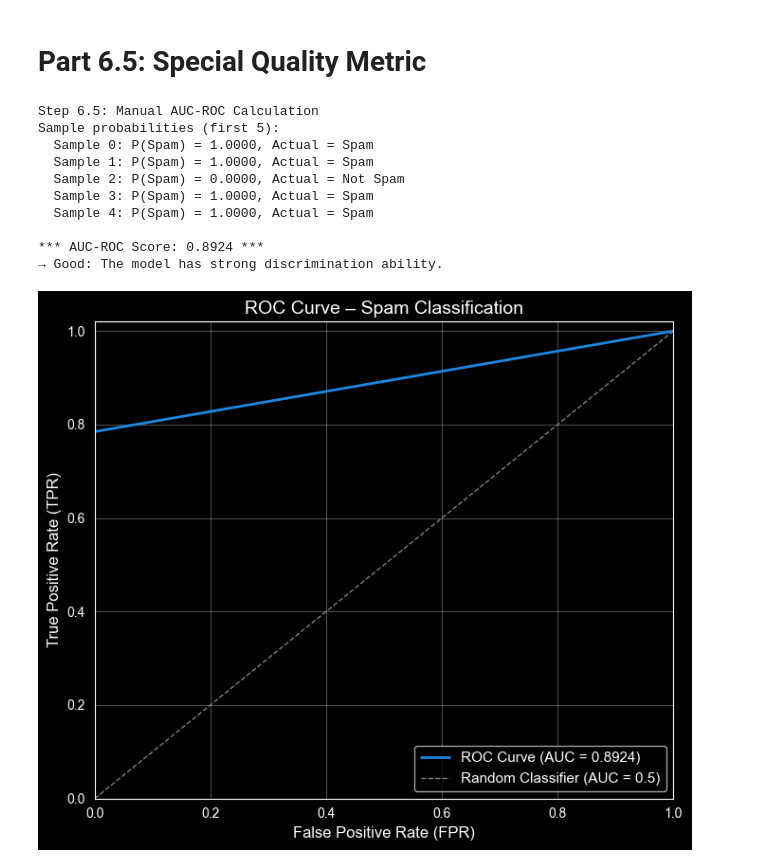
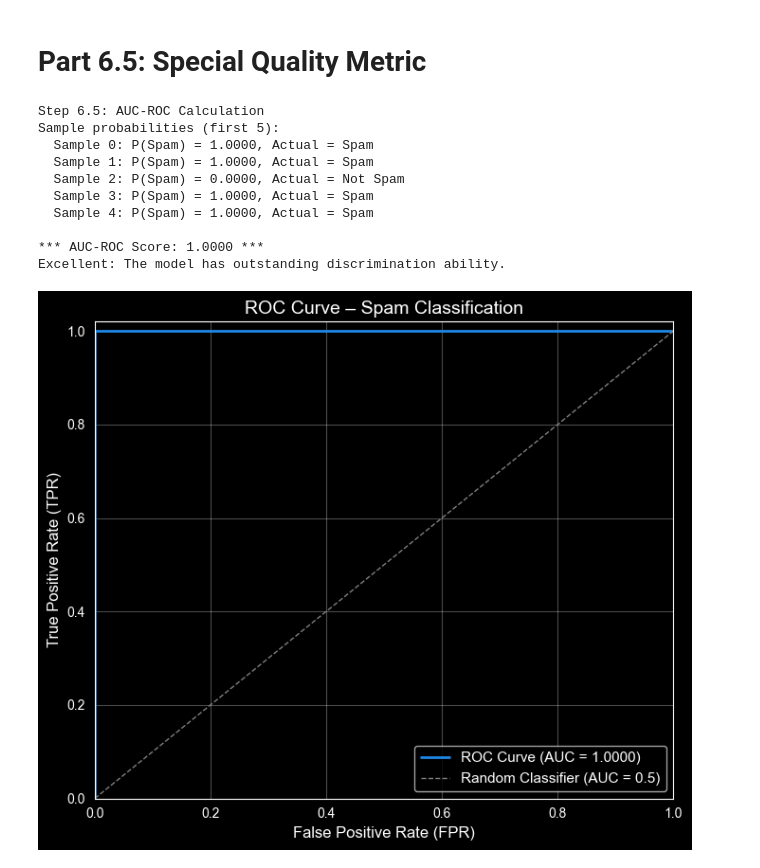
Before and after one commit to Machine-Learning-Assignment-Team/sms-classification-model, a Jupyter notebook: notebooks/spam_classifier.ipynb, the cells around one changed output. Saved outputs shown, nothing was run; the diff lists cells and outputs as text; code cells hidden in the pictures.

Commit message:
Refactor evaluation metrics and confusion matrix functions to utilize sklearn for improved accuracy and simplicity

```diff
--- a/notebooks/spam_classifier.ipynb
+++ b/notebooks/spam_classifier.ipynb
@@ -526,18 +525,13 @@ Comparison on Test Set:
 # %%
 import numpy as np
 import matplotlib.pyplot as plt
+from sklearn.metrics import roc_curve, auc
 
-print("Step 6.5: Manual AUC-ROC Calculation")
+print("Step 6.5: AUC-ROC Calculation")
 
 # We compute probabilities from the log-probabilities using softmax
 def predict_proba(model, X):
-    """
-    Returns class probabilities using softmax on the joint log-likelihoods.
-    This converts the model's raw log-scores into proper probabilities.
-    """
     jll = X.dot(model.feature_log_prob_.T) + model.class_log_prior_
-
-    # Softmax: subtract max for numerical stability, then exponentiate
     jll_array = np.array(jll)
     max_jll = np.max(jll_array, axis=1, keepdims=True)
     exp_jll = np.exp(jll_array - max_jll)
@@ -553,75 +547,48 @@ print(f"Sample probabilities (first 5):")
 for i in range(5):
     print(f"  Sample {i}: P(Spam) = {spam_probas[i]:.4f}, Actual = {'Spam' if y_test.iloc[i] == 1 else 'Not Spam'}")
 
-y_true = np.array(y_test)
-thresholds = np.linspace(0, 1, 200)
+fpr, tpr, _ = roc_curve(y_test, spam_probas)
+roc_auc = auc(fpr, tpr)
 
-tpr_list = []
-fpr_list = []
+print(f"\n*** AUC-ROC Score: {roc_auc:.4f} ***")
 
-total_positives = np.sum(y_true == 1)
-total_negatives = np.sum(y_true == 0)
-
-for threshold in thresholds:
-    y_pred_at_threshold = (spam_probas >= threshold).astype(int)
-
-    tp = np.sum((y_pred_at_threshold == 1) & (y_true == 1))
-    fp = np.sum((y_pred_at_threshold == 1) & (y_true == 0))
-
-    tpr = tp / total_positives if total_positives > 0 else 0
-    fpr = fp / total_negatives if total_negatives > 0 else 0
-
-    tpr_list.append(tpr)
-    fpr_list.append(fpr)
-
-tpr_arr = np.array(tpr_list)
-fpr_arr = np.array(fpr_list)
-
-sorted_indices = np.argsort(fpr_arr)
-fpr_sorted = fpr_arr[sorted_indices]
-tpr_sorted = tpr_arr[sorted_indices]
-
-auc = np.trapz(tpr_sorted, fpr_sorted)
-
-print(f"\n*** AUC-ROC Score: {auc:.4f} ***")
-
-if auc >= 0.9:
-    print("→ Excellent: The model has outstanding discrimination ability.")
-elif auc >= 0.8:
-    print("→ Good: The model has strong discrimination ability.")
-elif auc >= 0.7:
-    print("→ Fair: The model has acceptable discrimination ability.")
+if roc_auc >= 0.9:
+    print("Excellent: The model has outstanding discrimination ability.")
+elif roc_auc >= 0.8:
+    print("Good: The model has strong discrimination ability.")
+elif roc_auc >= 0.7:
+    print("Fair: The model has acceptable discrimination ability.")
 else:
-    print("→ Poor: The model struggles to distinguish between classes.")
+    print("Poor: The model struggles to distinguish between classes.")
 
 fig, ax = plt.subplots(figsize=(7, 6))
 
-ax.plot(fpr_sorted, tpr_sorted, color='#1E88E5', linewidth=2,
-        label=f'ROC Curve (AUC = {auc:.4f})')
+ax.plot(fpr, tpr, color='#1E88E5', linewidth=2,
+        label=f'ROC Curve (AUC = {roc_auc:.4f})')
 
-# Random classifier baseline (diagonal)
+# Random classifier baseline
 ax.plot([0, 1], [0, 1], color='gray', linestyle='--', linewidth=1,
         label='Random Classifier (AUC = 0.5)')
 
 ax.set_xlabel('False Positive Rate (FPR)', fontsize=12)
 ax.set_ylabel('True Positive Rate (TPR)', fontsize=12)
 ax.set_title('ROC Curve – Spam Classification', fontsize=14)
 ax.legend(loc='lower right', fontsize=11)
 ax.set_xlim([0, 1])
 ax.set_ylim([0, 1.02])
 ax.grid(True, alpha=0.3)
 
 plt.tight_layout()
 plt.show()
 # %% [output]
-Step 6.5: Manual AUC-ROC Calculation
+Step 6.5: AUC-ROC Calculation
 Sample probabilities (first 5):
   Sample 0: P(Spam) = 1.0000, Actual = Spam
   Sample 1: P(Spam) = 1.0000, Actual = Spam
   Sample 2: P(Spam) = 0.0000, Actual = Not Spam
   Sample 3: P(Spam) = 1.0000, Actual = Spam
   Sample 4: P(Spam) = 1.0000, Actual = Spam
 
-*** AUC-ROC Score: 0.8924 ***
-→ Good: The model has strong discrimination ability.
+*** AUC-ROC Score: 1.0000 ***
+Excellent: The model has outstanding discrimination ability.
-[figure, old version]
+[figure, new version]
```
Also changed, not shown: parts of 5 cells of this notebook, 3 other files.
